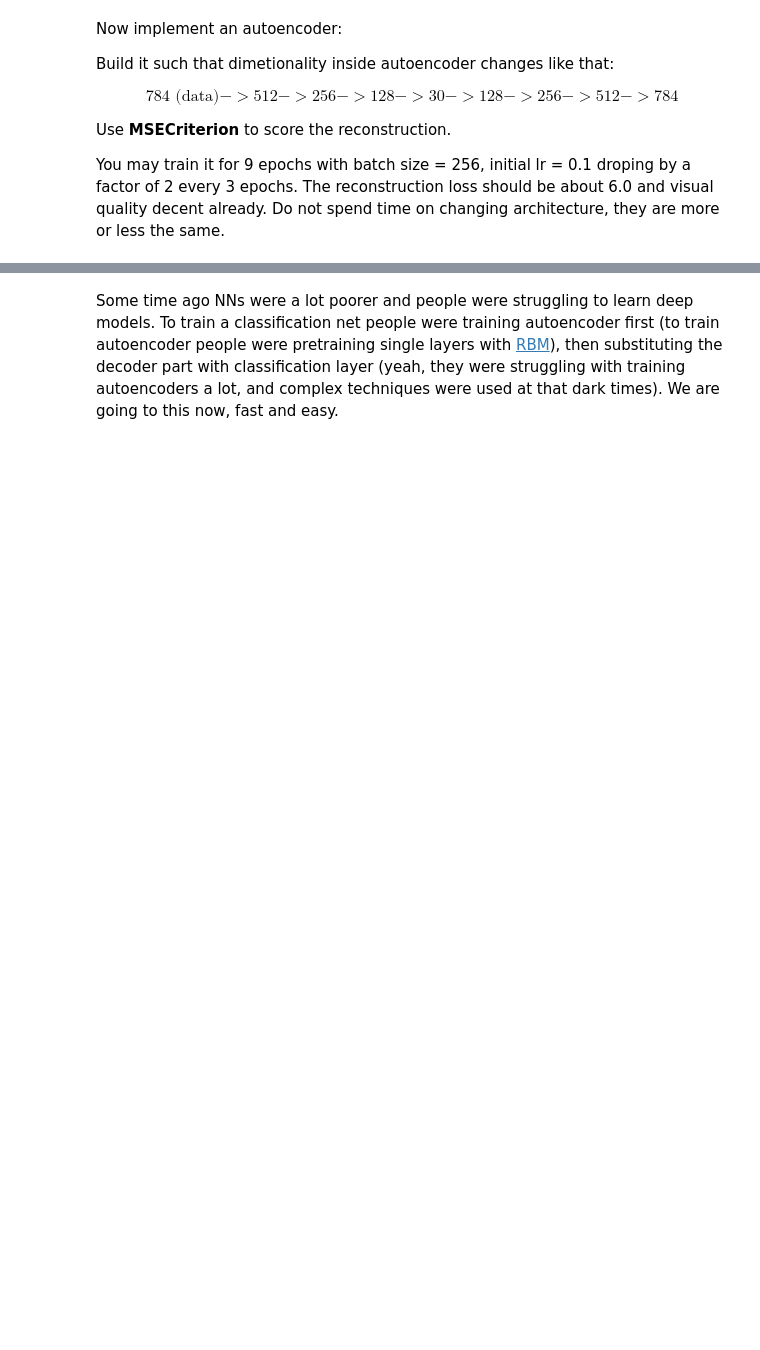
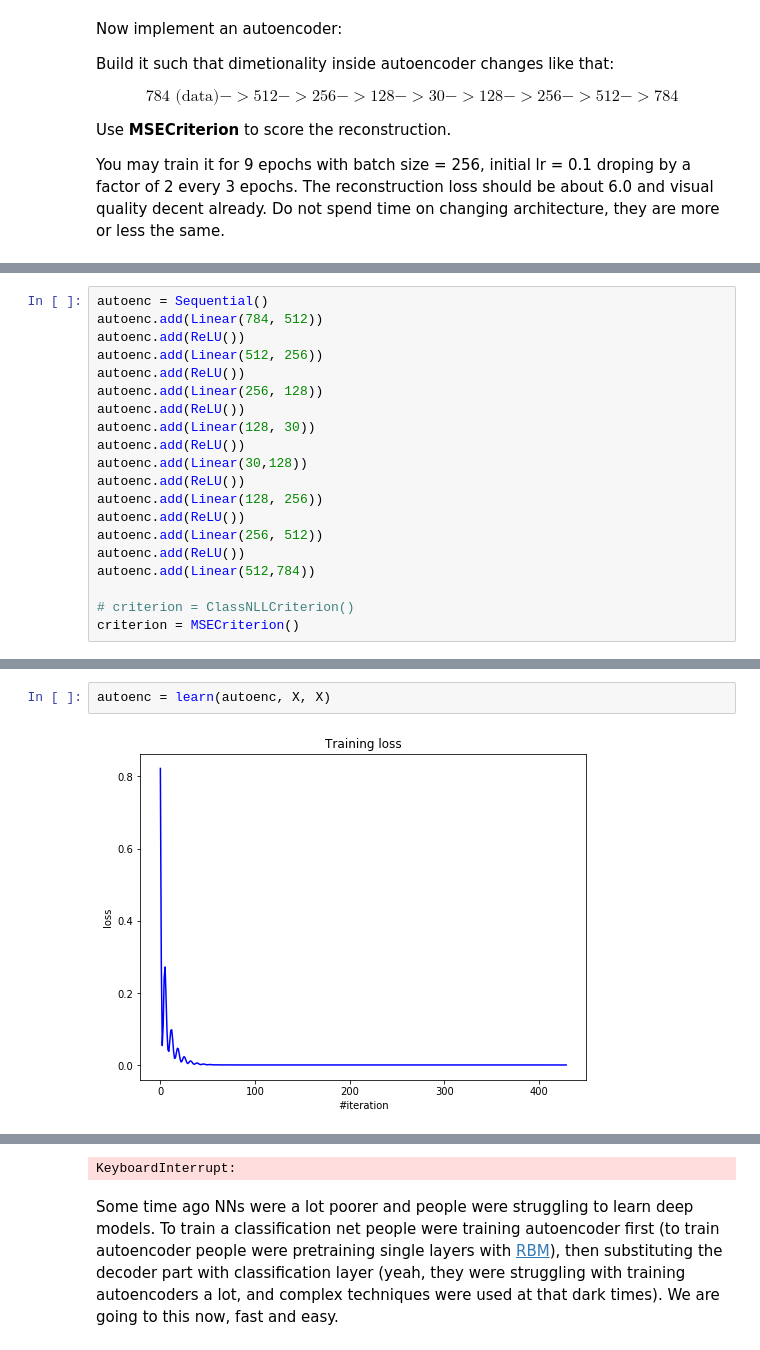
Before and after one commit to ValeriyaSinevich/ml_mipt_2017, a Jupyter notebook: hw5/hw1_main.ipynb, the cells around one changed output, grey strips where cells are left out. Saved outputs shown, nothing was run; the diff lists cells and outputs as text; blank space fills up the shorter version.

Commit message:
< 3 autoencoders of 2017

```diff
--- a/hw5/hw1_main.ipynb
+++ b/hw5/hw1_main.ipynb
@@ -320,0 +433,20 @@ Do not spend time on changing architecture, they are more or less the same.
+# %%
+autoenc = Sequential()
+autoenc.add(Linear(784, 512))
+autoenc.add(ReLU())
+autoenc.add(Linear(512, 256))
+autoenc.add(ReLU())
+autoenc.add(Linear(256, 128))
+autoenc.add(ReLU())
+autoenc.add(Linear(128, 30))
+autoenc.add(ReLU())
+autoenc.add(Linear(30,128))
+autoenc.add(ReLU())
+autoenc.add(Linear(128, 256))
+autoenc.add(ReLU())
+autoenc.add(Linear(256, 512))
+autoenc.add(ReLU())
+autoenc.add(Linear(512,784))
+
+# criterion = ClassNLLCriterion()
+criterion = MSECriterion()
@@ -320,0 +502,4 @@ Do not spend time on changing architecture, they are more or less the same.
+# %%
+autoenc = learn(autoenc, X, X)
+# %% [output]
+[figure, added]
@@ -321,2 +507,3 @@ Do not spend time on changing architecture, they are more or less the same.
+KeyboardInterrupt:
 # %% [markdown]
 Some time ago NNs were a lot poorer and people were struggling to learn deep models. To train a classification net people were training autoencoder first (to train autoencoder people were pretraining single layers with [RBM](https://en.wikipedia.org/wiki/Restricted_Boltzmann_machine)), then substituting the decoder part with classification layer (yeah, they were struggling with training autoencoders a lot, and complex techniques were used at that dark times). We are going to this now, fast and easy.
```
Also changed, not shown: parts of 33 cells of this notebook.
